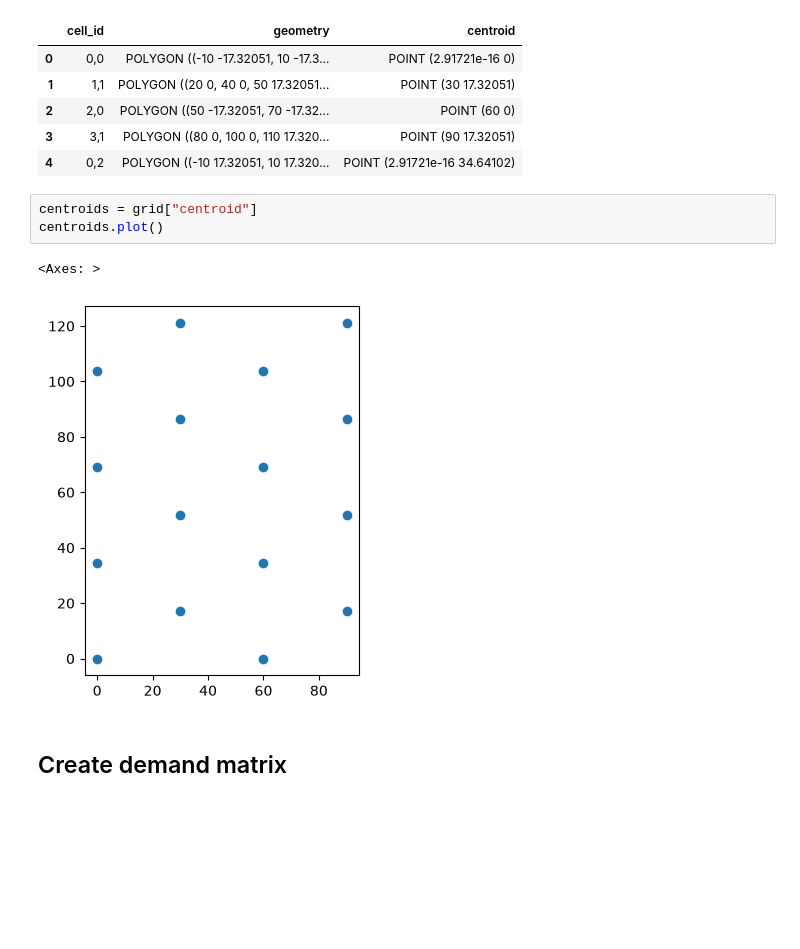
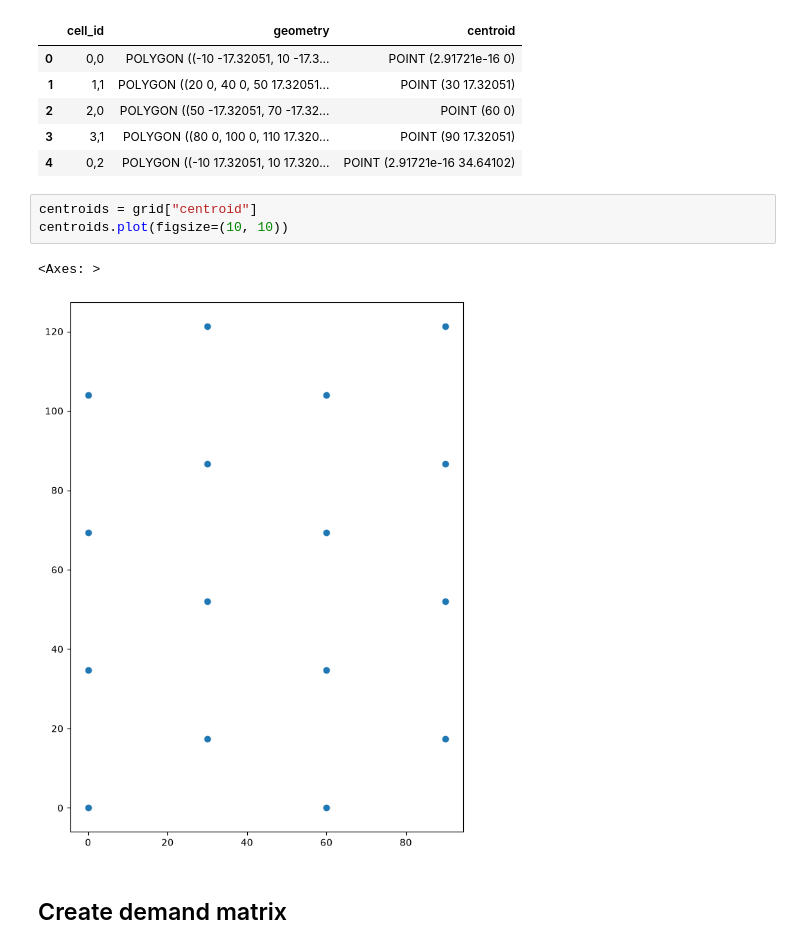
Before and after one commit to anyonectl/bicycle-network, a Jupyter notebook: code/initial/ga_mvp.ipynb, the cells around one changed output. Drawn from its saved outputs; the diff is of its cells as text; blank space fills up the shorter version.

```diff
--- a/code/initial/ga_mvp.ipynb
+++ b/code/initial/ga_mvp.ipynb
@@ -57,9 +60,9 @@ grid.head()
 | 4 | 0,2 | POLYGON ((-10 17.32051, 10 17.320... | POINT (2.91721e-16 34.64102) |
 # %%
 centroids = grid["centroid"]
-centroids.plot()
+centroids.plot(figsize=(10, 10))
 # %% [output]
 <Axes: >
-[figure, old version]
+[figure, new version]
 # %% [markdown]
 ## Create demand matrix
```
Also changed, not shown: parts of 15 cells of this notebook.
